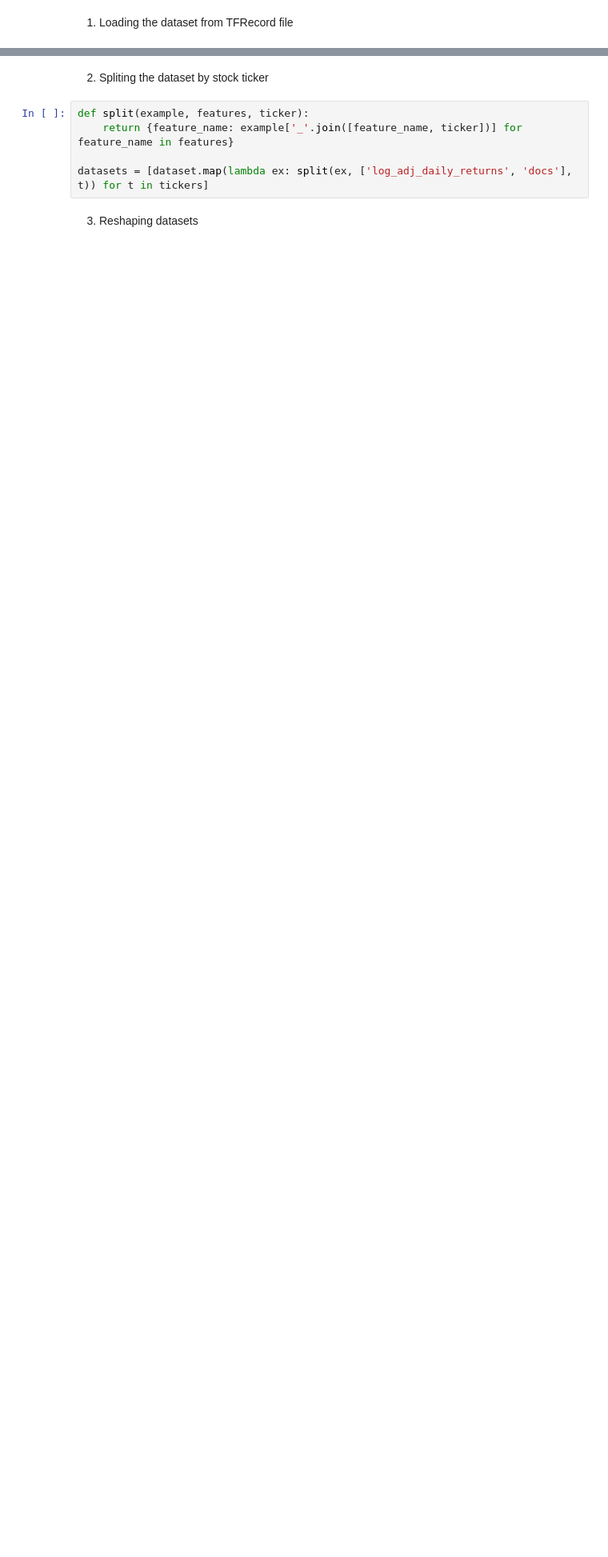
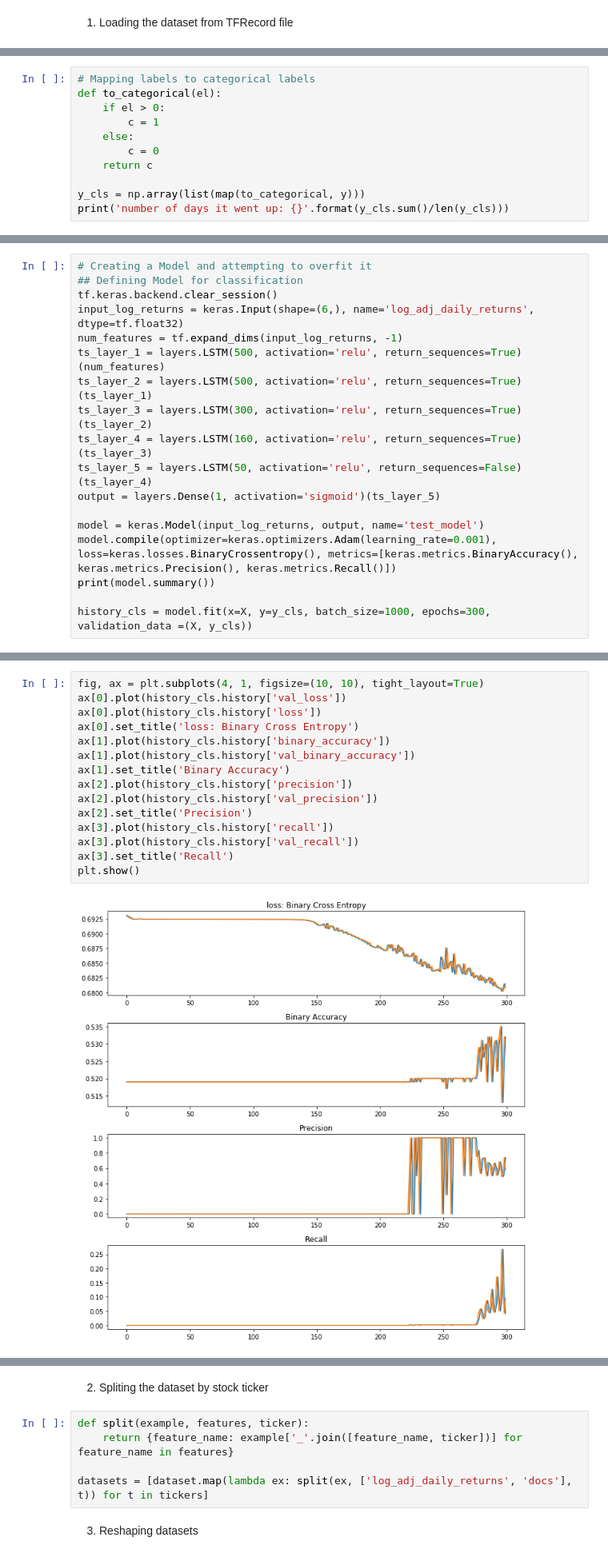
Before and after one commit to Evbor/Stock_Analysis, a Jupyter notebook: research/model_v1/FinTech.ipynb, the cells around one changed output, grey strips where cells are left out. Shown at 80% size. Cells and saved outputs as stored; diff of their text form; blank space fills up the shorter version.

```diff
--- a/research/model_v1/FinTech.ipynb
+++ b/research/model_v1/FinTech.ipynb
@@ -1892,0 +2024,11 @@ Preparing our data involves:
+# %%
+# Mapping labels to categorical labels
+def to_categorical(el):
+    if el > 0:
+        c = 1
+    else:
+        c = 0
+    return c
+
+y_cls = np.array(list(map(to_categorical, y)))
+print('number of days it went up: {}'.format(y_cls.sum()/len(y_cls)))
@@ -1892,0 +2077,18 @@ Preparing our data involves:
+# %%
+# Creating a Model and attempting to overfit it
+## Defining Model for classification
+tf.keras.backend.clear_session()
+input_log_returns = keras.Input(shape=(6,), name='log_adj_daily_returns', dtype=tf.float32)
+num_features = tf.expand_dims(input_log_returns, -1)
+ts_layer_1 = layers.LSTM(500, activation='relu', return_sequences=True)(num_features)
+ts_layer_2 = layers.LSTM(500, activation='relu', return_sequences=True)(ts_layer_1)
+ts_layer_3 = layers.LSTM(300, activation='relu', return_sequences=True)(ts_layer_2)
+ts_layer_4 = layers.LSTM(160, activation='relu', return_sequences=True)(ts_layer_3)
+ts_layer_5 = layers.LSTM(50, activation='relu', return_sequences=False)(ts_layer_4)
+output = layers.Dense(1, activation='sigmoid')(ts_layer_5)
+
+model = keras.Model(input_log_returns, output, name='test_model')
+model.compile(optimizer=keras.optimizers.Adam(learning_rate=0.001), loss=keras.losses.BinaryCrossentropy(), metrics=[keras.metrics.BinaryAccuracy(), keras.metrics.Precision(), keras.metrics.Recall()])
+print(model.summary())
+
+history_cls = model.fit(x=X, y=y_cls, batch_size=1000, epochs=300, validation_data =(X, y_cls))
@@ -1892,0 +2113,17 @@ Preparing our data involves:
+# %%
+fig, ax = plt.subplots(4, 1, figsize=(10, 10), tight_layout=True)
+ax[0].plot(history_cls.history['val_loss'])
+ax[0].plot(history_cls.history['loss'])
+ax[0].set_title('loss: Binary Cross Entropy')
+ax[1].plot(history_cls.history['binary_accuracy'])
+ax[1].plot(history_cls.history['val_binary_accuracy'])
+ax[1].set_title('Binary Accuracy')
+ax[2].plot(history_cls.history['precision'])
+ax[2].plot(history_cls.history['val_precision'])
+ax[2].set_title('Precision')
+ax[3].plot(history_cls.history['recall'])
+ax[3].plot(history_cls.history['val_recall'])
+ax[3].set_title('Recall')
+plt.show()
+# %% [output]
+[figure, added]
```
Also changed, not shown: parts of 18 cells of this notebook, 1 other file.
